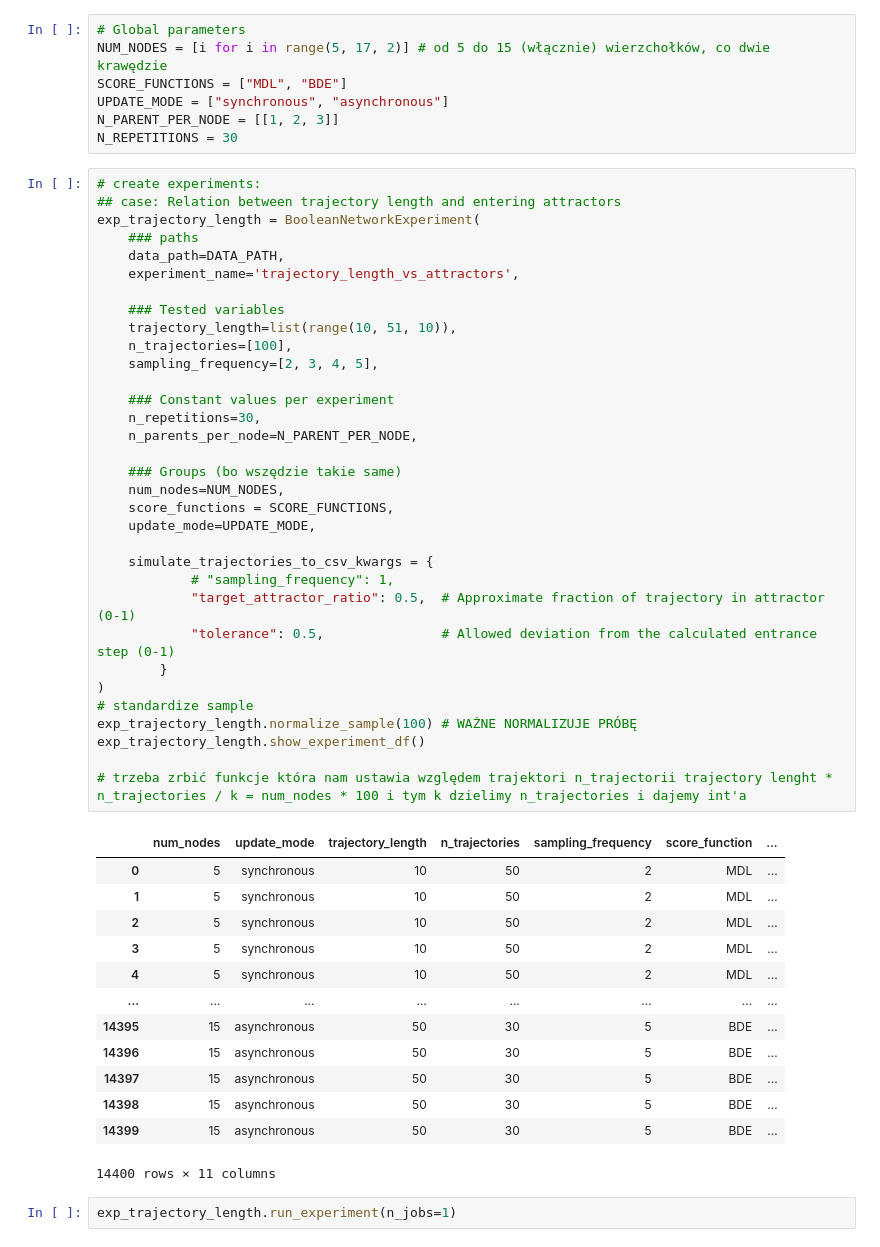
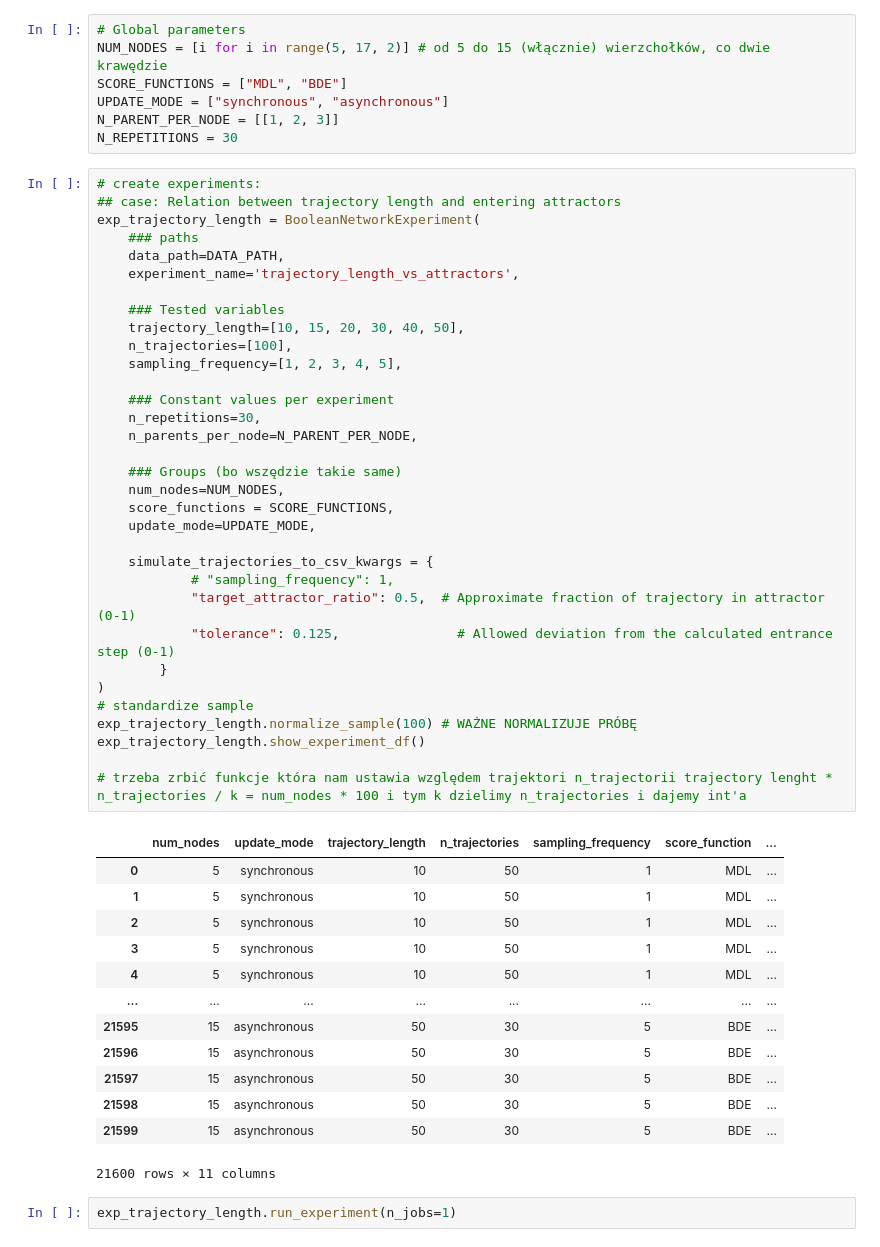
Before and after one commit to maxi7524/SAD2_final_project, a Jupyter notebook: notebooks/report.ipynb, the cells around one changed output. Drawn from its saved outputs; the diff is of its cells as text.

```diff
--- a/notebooks/report.ipynb
+++ b/notebooks/report.ipynb
@@ -113,47 +113,47 @@ N_REPETITIONS = 30
 ## case: Relation between trajectory length and entering attractors
 exp_trajectory_length = BooleanNetworkExperiment(
     ### paths
     data_path=DATA_PATH,
     experiment_name='trajectory_length_vs_attractors',
 
     ### Tested variables
-    trajectory_length=list(range(10, 51, 10)),
+    trajectory_length=[10, 15, 20, 30, 40, 50],
     n_trajectories=[100],
-    sampling_frequency=[2, 3, 4, 5],
+    sampling_frequency=[1, 2, 3, 4, 5],
 
     ### Constant values per experiment
     n_repetitions=30,
     n_parents_per_node=N_PARENT_PER_NODE,
 
     ### Groups (bo wszędzie takie same)
     num_nodes=NUM_NODES,
     score_functions = SCORE_FUNCTIONS,
     update_mode=UPDATE_MODE,
 
     simulate_trajectories_to_csv_kwargs = {
             # "sampling_frequency": 1,
             "target_attractor_ratio": 0.5,  # Approximate fraction of trajectory in attractor (0-1)
-            "tolerance": 0.5,               # Allowed deviation from the calculated entrance step (0-1)
+            "tolerance": 0.125,               # Allowed deviation from the calculated entrance step (0-1)
         }
 )
 # standardize sample
 exp_trajectory_length.normalize_sample(100) # WAŻNE NORMALIZUJE PRÓBĘ
 exp_trajectory_length.show_experiment_df()
 
 # trzeba zrbić funkcje która nam ustawia względem trajektori n_trajectorii trajectory lenght * n_trajectories / k = num_nodes * 100 i tym k dzielimy n_trajectories i dajemy int'a
 # %% [output]
 |  | num_nodes | update_mode | trajectory_length | n_trajectories | sampling_frequency | score_function | ... |
-| 0 | 5 | synchronous | 10 | 50 | 2 | MDL | ... |
-| 1 | 5 | synchronous | 10 | 50 | 2 | MDL | ... |
-| 2 | 5 | synchronous | 10 | 50 | 2 | MDL | ... |
-| 3 | 5 | synchronous | 10 | 50 | 2 | MDL | ... |
-| 4 | 5 | synchronous | 10 | 50 | 2 | MDL | ... |
+| 0 | 5 | synchronous | 10 | 50 | 1 | MDL | ... |
+| 1 | 5 | synchronous | 10 | 50 | 1 | MDL | ... |
+| 2 | 5 | synchronous | 10 | 50 | 1 | MDL | ... |
+| 3 | 5 | synchronous | 10 | 50 | 1 | MDL | ... |
+| 4 | 5 | synchronous | 10 | 50 | 1 | MDL | ... |
 | ... | ... | ... | ... | ... | ... | ... | ... |
-| 14395 | 15 | asynchronous | 50 | 30 | 5 | BDE | ... |
-| 14396 | 15 | asynchronous | 50 | 30 | 5 | BDE | ... |
-| 14397 | 15 | asynchronous | 50 | 30 | 5 | BDE | ... |
-| 14398 | 15 | asynchronous | 50 | 30 | 5 | BDE | ... |
-| 14399 | 15 | asynchronous | 50 | 30 | 5 | BDE | ... |
+| 21595 | 15 | asynchronous | 50 | 30 | 5 | BDE | ... |
+| 21596 | 15 | asynchronous | 50 | 30 | 5 | BDE | ... |
+| 21597 | 15 | asynchronous | 50 | 30 | 5 | BDE | ... |
+| 21598 | 15 | asynchronous | 50 | 30 | 5 | BDE | ... |
+| 21599 | 15 | asynchronous | 50 | 30 | 5 | BDE | ... |
-14400 rows × 11 columns
+21600 rows × 11 columns
 # %%
 exp_trajectory_length.run_experiment(n_jobs=1)
```
Also changed, not shown: parts of 4 cells of this notebook, 1 other file.
